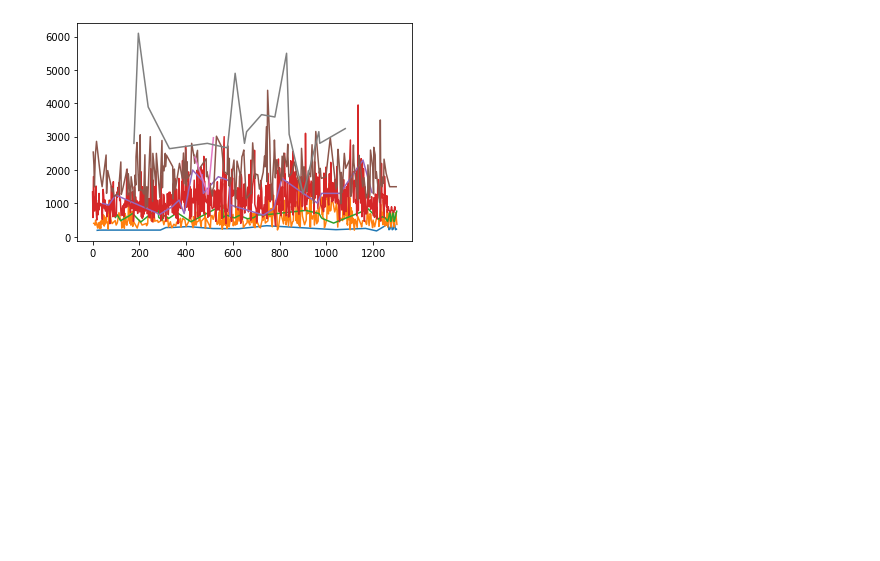
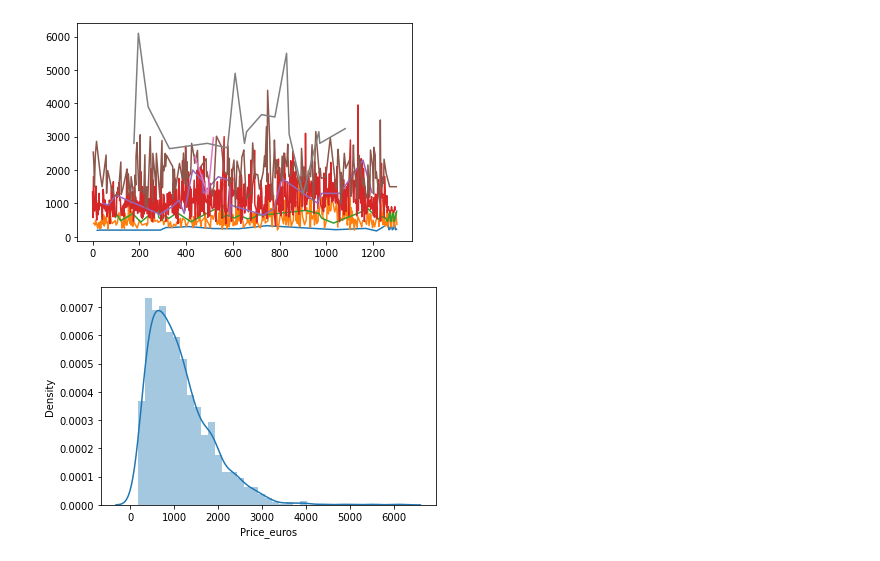
Before and after one commit to Anamtasiddiqui/minor-project, a Jupyter notebook: laptop_pp.ipynb, the cells around one changed output. Drawn from its saved outputs; the diff is of its cells as text; code cells hidden in the pictures; blank space fills up the shorter version.

```diff
--- a/laptop_pp.ipynb
+++ b/laptop_pp.ipynb
@@ -245,3 +245,8 @@ Ram
 64    AxesSubplot(0.125,0.125;0.775x0.755)
 Name: Price_euros, dtype: object
 [figure]
+# %%
+sns.distplot(df['Price_euros'])
+plt.show()
+# %% [output]
+[figure, added]
```
Also changed, not shown: parts of 23 cells of this notebook.
